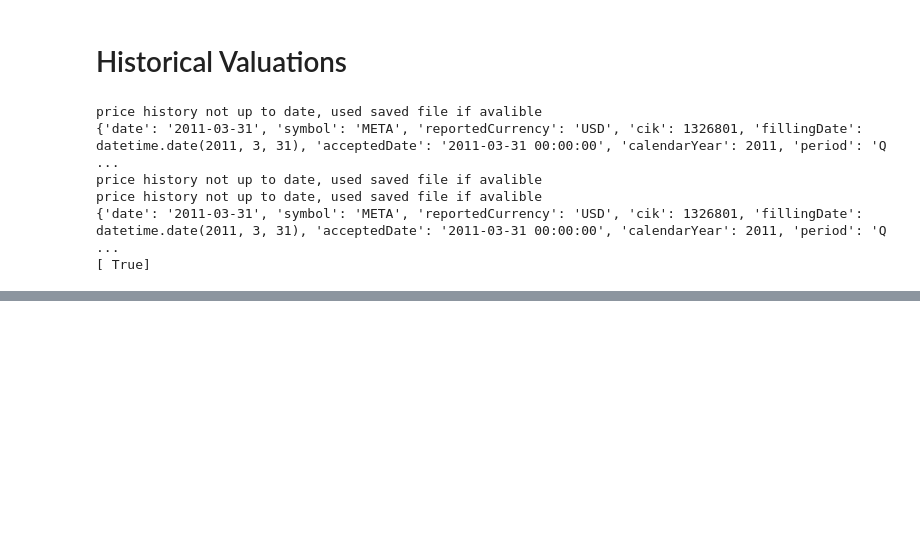
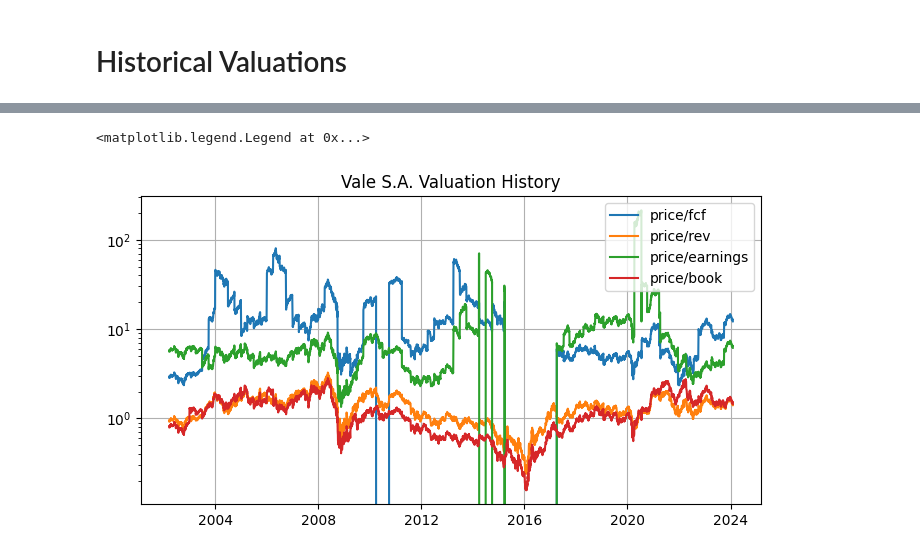
Before and after one commit to BrendanSkyLiang/brendans_bloomberg, a Jupyter notebook: notebooks/single_equity_overview.ipynb, the cells around one changed output, grey strips where cells are left out. Saved outputs shown, nothing was run; the diff lists cells and outputs as text; code cells hidden in the pictures; blank space fills up the shorter version.

```diff
--- a/notebooks/single_equity_overview.ipynb
+++ b/notebooks/single_equity_overview.ipynb
@@ -110,31 +101,46 @@ plt.show()
 # %% [markdown]
 # Historical Valuations
-# %%
-from interface.data_sources.price_history import price_history
-from tools.TTM_calculator import trailing_twelve_month
-from datetime import datetime
-ttm_cashflow = trailing_twelve_month(company.symbol, "cashflow_statement")
-ttm_balance_sheet = trailing_twelve_month(company.symbol, "balance_sheet")
-ttm_income_statement = trailing_twelve_month(company.symbol, "income_statement")
-date = []
-price_fcf = []
-price_rev = []
-price_earnings = []
-price_book = []
-
-# print(ttm_balance_sheet[0]["fillingDate"])
-# date1 = datetime.strptime(ttm_balance_sheet[0]["fillingDate"], "%Y-%m-%d").date()
-date1 = ttm_balance_sheet[0]["fillingDate"]
-date2 = company.price_history.dates[0]
-print(date2 < date1)
-
-# for i in range(company.price_history.dates):
-#     date = company.price_history.dates[i]
-#     print(date)
-# %% [output]
-price history not up to date, used saved file if avalible
-{'date': '2011-03-31', 'symbol': 'META', 'reportedCurrency': 'USD', 'cik': 1326801, 'fillingDate': datetime.date(2011, 3, 31), 'acceptedDate': '2011-03-31 00:00:00', 'calendarYear': 2011, 'period': 'Q ...
-price history not up to date, used saved file if avalible
-price history not up to date, used saved file if avalible
-{'date': '2011-03-31', 'symbol': 'META', 'reportedCurrency': 'USD', 'cik': 1326801, 'fillingDate': datetime.date(2011, 3, 31), 'acceptedDate': '2011-03-31 00:00:00', 'calendarYear': 2011, 'period': 'Q ...
-[ True]
+# %%
+from matplotlib.pyplot import yscale
+from interface.data_sources.price_history import price_history
+from tools.TTM_calculator import trailing_twelve_month
+from datetime import datetime
+ttm_cashflow = trailing_twelve_month(company.symbol, "cashflow_statement")
+ttm_balance_sheet = trailing_twelve_month(company.symbol, "balance_sheet")
+ttm_income_statement = trailing_twelve_month(company.symbol, "income_statement")
+dates = []
+price_fcf = []
+price_rev = []
+price_earnings = []
+price_book = []
+
+for i in range(len(company.price_history.close)):
+    date = company.price_history.dates[i]
+    price = company.price_history.close[i]
+    dates.append(date)
+    for j in range(len(ttm_cashflow)-1):
+        if date > ttm_cashflow[0]["fillingDate"]:
+            index = 0
+            break
+        if  date < ttm_cashflow[j]["fillingDate"] and date > ttm_cashflow[j+1]["fillingDate"]:
+            index  = j + 1
+            break
+        if date < ttm_cashflow[-1]["fillingDate"]:
+            index = -1
+            break
+    price_fcf.append(price / (ttm_cashflow[index]["freeCashFlow"] / ttm_income_statement[index]["weightedAverageShsOut"]))
+    price_rev.append(price / (ttm_income_statement[index]["revenue"] / ttm_income_statement[index]["weightedAverageShsOut"]))
+    price_earnings.append(price / (ttm_income_statement[index]["netIncome"] / ttm_income_statement[index]["weightedAverageShsOut"]))
+    price_book.append(price / ((ttm_balance_sheet[index]["totalAssets"] - ttm_balance_sheet[index]["totalLiabilities"]) / ttm_income_statement[index]["weightedAverageShsOut"]))
+
+fig, ax = plt.subplots(figsize=(8, 4))
+plt.yscale('log')
+# plt.ylim(0, 100)
+plt.title(f"{company.profile.name} Valuation History")
+ax.plot(dates, price_fcf, label= "price/fcf")
+ax.plot(dates, price_rev, label= "price/rev")
+ax.plot(dates, price_earnings, label= "price/earnings")
+ax.plot(dates, price_book, label= "price/book")
+ax.grid()
+ax.legend()
+# %% [output]
@@ -140,0 +149,2 @@ price history not up to date, used saved file if avalible
+<matplotlib.legend.Legend at 0x...>
+[figure, added]
```
Also changed, not shown: parts of 6 cells of this notebook, 3 other files.
